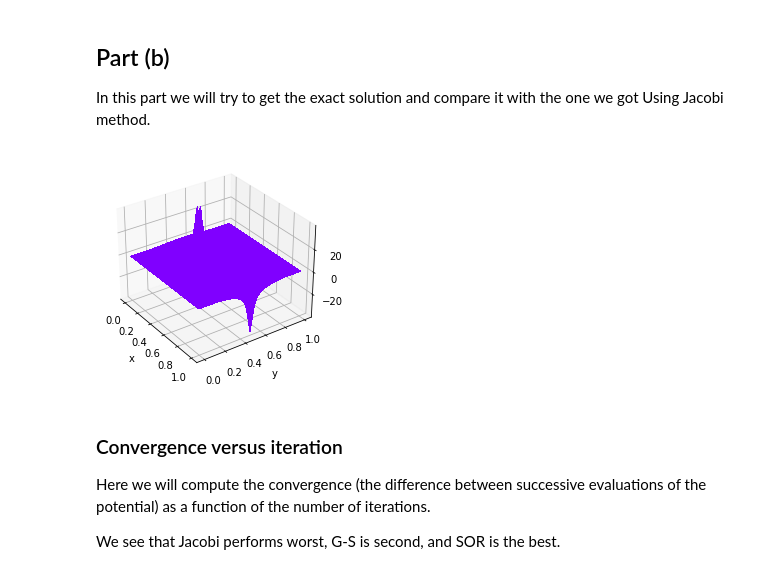
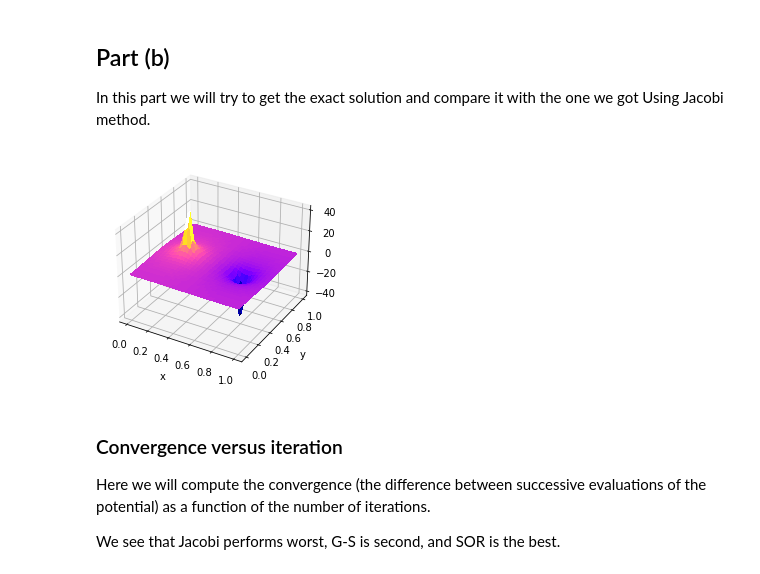
Before and after one commit to ubsuny/homework-2-raspi2, a Jupyter notebook: poisson.ipynb, the cells around one changed output. Drawn from its saved outputs; the diff is of its cells as text; code cells hidden in the pictures.

```diff
--- a/poisson.ipynb
+++ b/poisson.ipynb
@@ -207,47 +208,24 @@ ax.view_init(elev=30., azim=-35)
 ## Part (b)
 
 In this part we will try to get the exact solution and compare it with the one we got Using Jacobi method.
-# %%
-L = 50
-N = L+2
-q = 10.0                # point charge
-i = N // 4     # for the x cordinate of the positive charge of the dipole
-j = N//2       # for the Y cordinate of the both charges
-k = 3*i         # for the x cordinate of the negative charge of the dipole
-h = 1/(L+1)
-Q = np.ones( (N,N))
-Q *= q
-
-
-x_1 = np.zeros((N,N))
-x_2 = np.zeros((N,N))
-x = np.arange(0,h*N,h)
-y = np.arange(0,h*N,h)
-for l in range(N):                    #couldn't find a way to do it without loop.
-    for k in range(N):
-        x_1[l][k] = np.sqrt((j*h - x[l])**2 + (i*h - y[k])**2)
-
-for l in range(N):
-    for i in range(N):
-        x_2[l][i] = np.sqrt((j*h - x[l])**2 + (k*h - y[i])**2)
-
-phi_exact = np.zeros((N,N))
-phi_exact[1:-1,1:-1] = 0.25/np.pi *(Q[1:-1,1:-1]/x_1[1:-1,1:-1] - Q[1:-1,1:-1]/x_2[1:-1,1:-1])
-
-
-X, Y = np.meshgrid(x, y)
-# Set Z to the poisson phi_exact[i][j]
-Z = np.array( phi_exact )
-
-fig = plt.figure(1)
-ax = fig.gca(projection='3d')
-sur = ax.plot_surface( X, Y, Z, rstride=1, cstride=1, cmap=cm.rainbow,
-                        linewidth=0, antialiased=False )
-plt.xlabel("x")
-plt.ylabel("y")
-ax.view_init(elev=30., azim=-35)
-# %% [output]
-[figure, removed]
+# %%
+# Exact Solution
+q1 = 10.0
+q2 = -10.0
+
+Phi_exact = np.zeros( (N,N))
+Phi_exact = q1 / ( 4 * np.pi *  ( ( X - 0.25 ) ** 2 + ( Y - 0.5 ) ** 2 ) ** ( 1 / 2 ) ) \
+          + q2 / ( 4 * np.pi *  ( ( X - 0.75 ) ** 2 + ( Y - 0.5 ) ** 2 ) ** ( 1 / 2 ) )
+fig_e = plt.figure(1)
+ax_e = fig_e.gca(projection='3d')
+sur_e = ax_e.plot_surface( X, Y, Phi_exact, rstride=1, cstride=1, cmap=cm.gnuplot2,
+                        linewidth=0, antialiased=False )
+plt.xlabel("x")
+plt.ylabel("y")
+
+ax.view_init(elev=10., azim=-45)
+# %% [output]
+[figure, added]
 # %% [markdown]
 ### Convergence versus iteration
 
```
Also changed, not shown: parts of 2 cells of this notebook, 1 other file.
